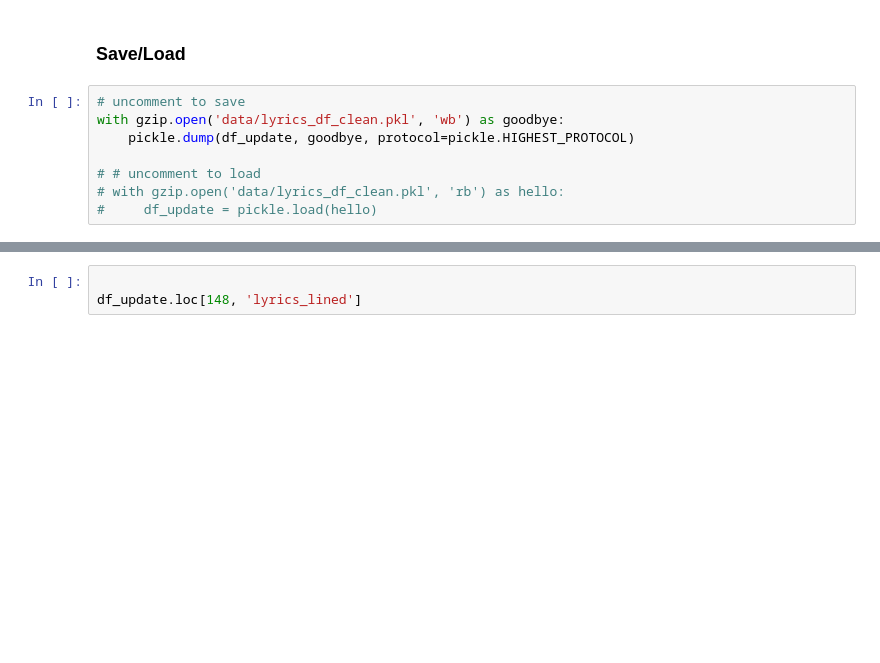
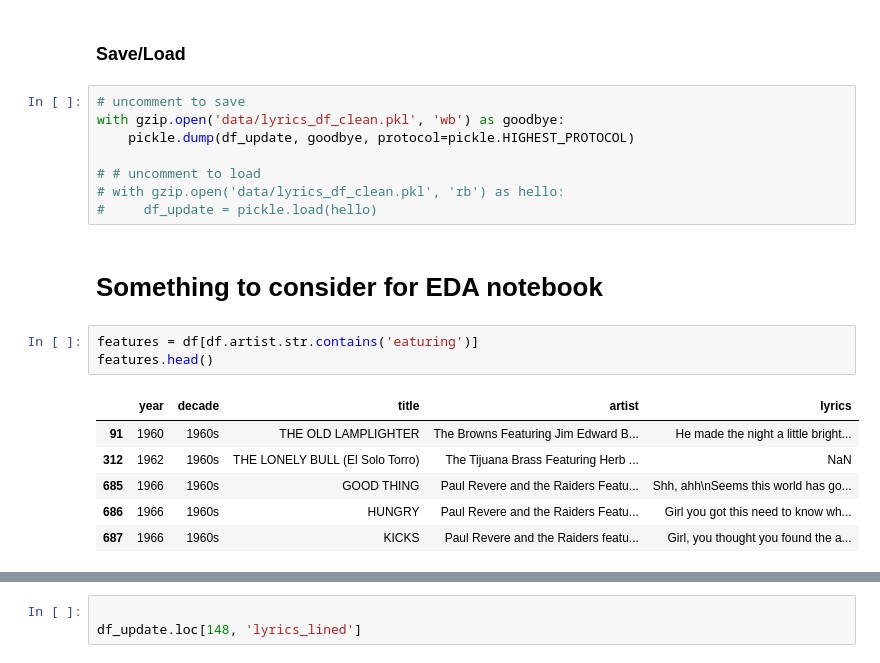
Before and after one commit to p-szymo/lyrics_thru_decades, a Jupyter notebook: 02_data_cleaning.ipynb, the cells around one changed output, grey strips where cells are left out. Cells and saved outputs as stored; diff of their text form; blank space fills up the shorter version.

```diff
--- a/02_data_cleaning.ipynb
+++ b/02_data_cleaning.ipynb
@@ -228,3 +217,15 @@ with gzip.open('data/lyrics_df_clean.pkl', 'wb') as goodbye:
 # # uncomment to load
 # with gzip.open('data/lyrics_df_clean.pkl', 'rb') as hello:
 #     df_update = pickle.load(hello)
+# %% [markdown]
+# Something to consider for EDA notebook
+# %%
+features = df[df.artist.str.contains('eaturing')]
+features.head()
+# %% [output]
+|  | year | decade | title | artist | lyrics |
+| 91 | 1960 | 1960s | THE OLD LAMPLIGHTER | The Browns Featuring Jim Edward B... | He made the night a little bright... |
+| 312 | 1962 | 1960s | THE LONELY BULL (El Solo Torro) | The Tijuana Brass Featuring Herb ... | NaN |
+| 685 | 1966 | 1960s | GOOD THING | Paul Revere and the Raiders Featu... | Shh, ahh\nSeems this world has go... |
+| 686 | 1966 | 1960s | HUNGRY | Paul Revere and the Raiders Featu... | Girl you got this need to know wh... |
+| 687 | 1966 | 1960s | KICKS | Paul Revere and the Raiders featu... | Girl, you thought you found the a... |
```
Also changed, not shown: parts of 18 cells of this notebook.
